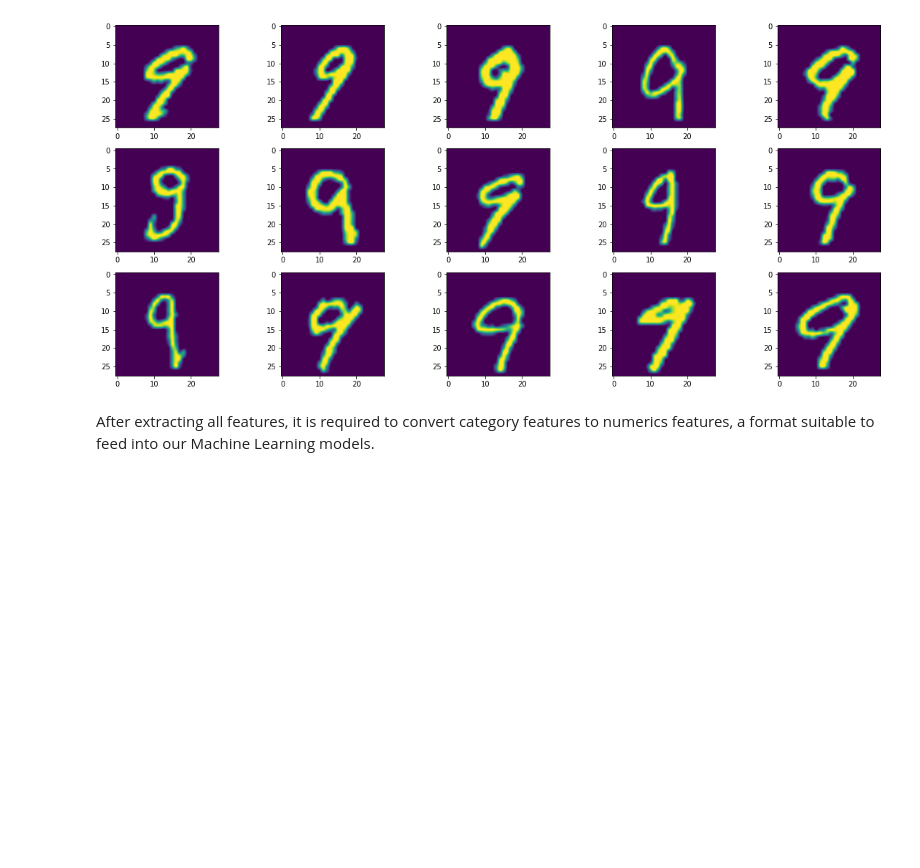
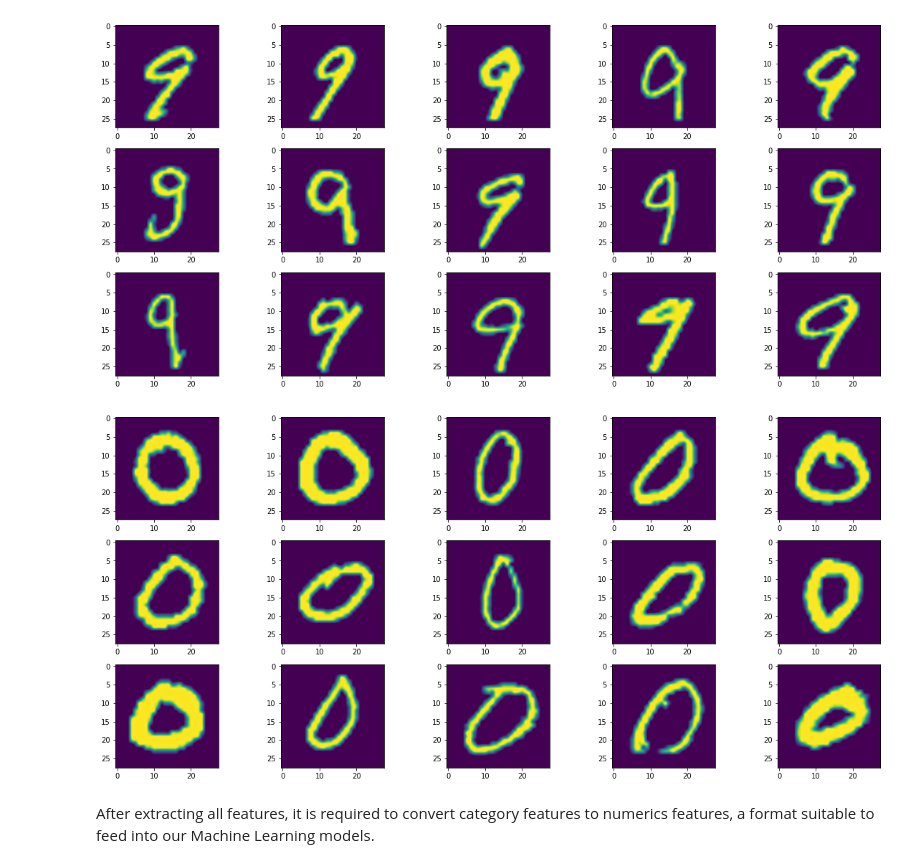
Before and after one commit to monthepp/kaggle, a Jupyter notebook: digit_recognizer/digit_recognizer.ipynb, the cells around one changed output. Drawn from its saved outputs; the diff is of its cells as text; code cells hidden in the pictures; blank space fills up the shorter version.

```diff
--- a/digit_recognizer/digit_recognizer.ipynb
+++ b/digit_recognizer/digit_recognizer.ipynb
@@ -67,12 +67,28 @@ img_size_flat = img_size * img_size * num_channels
 > **Feature exploration, engineering and cleansing**
 
 Here we generate descriptive statistics that summarize the central tendency, dispersion and shape of a dataset’s distribution together with exploring some data.
-# %%
-# imageplot function plot
-def imageplot(pixel = None, label = None, ncols = 5, nrows = 3):
-    fig, axes = plt.subplots(figsize=(4*ncols , 3*nrows), ncols=ncols, nrows=nrows)
-    axes = axes.flatten()
-    for i in range(len(label)): axes[i].imshow(pixel[i].reshape(img_size, img_size), interpolation='spline16')
+# %%
+def imageplot(image: list, label: list, size: tuple, figsize: tuple = (4, 3), ncols: int = 5, nrows: int = None) -> plt.figure:
+    """ Return an image plot applied for an image data in grayscale picture (m, n) format, RGB picture (m, n, 3) format and RGBA picture (m, n, 4) format.
+
+    Args:
+        image (list): The image data.
+        label (list): The label of an image data.
+        size (tuple): The tuple of an image size.
+        figsize (tuple): The matplotlib figure size width and height in inches. Default to (4, 3).
+        ncols (int): The number of columns for axis in the figure. Default to 5.
+        nrows (int): The number of rows for axis in the figure. Default to None.
+
+    Returns:
+        plt.figure: The plot figure.
+    """
+
+    if nrows is None: nrows = (len(label) - 1) // ncols + 1
+
+    fig, axes = plt.subplots(figsize=(figsize[0]*ncols , figsize[1]*nrows), ncols=ncols, nrows=nrows)
+    axes = axes.flatten()
+    _ = [axes[i].imshow(image[i].reshape(size), interpolation='spline16') for i in range(len(label))]
+    return fig
 # %%
 # describe training and testing data
 df_data.describe(include='all')
@@ -162,5 +178,13 @@ imageplot(pixel=pixel[:15], label=label[:15], nrows=3)
 # %% [output]
 [figure]
+# %%
+# feature exploration: number 0
+number = 0
+pixel = df_data.loc[(df_data['datatype'] == 'training') & (df_data['label'] == number), df_data.columns[1:-2]].values
+label = df_data.loc[(df_data['datatype'] == 'training') & (df_data['label'] == number), 'label'].values
+_ = imageplot(pixel[:15], label[:15], (img_size, img_size))
+# %% [output]
+[figure, added]
 # %%
 # feature extraction: normalize pixel between 0 to 1
 col_pixels = df_data.columns[1:-2]
```
Also changed, not shown: parts of 13 cells of this notebook.
